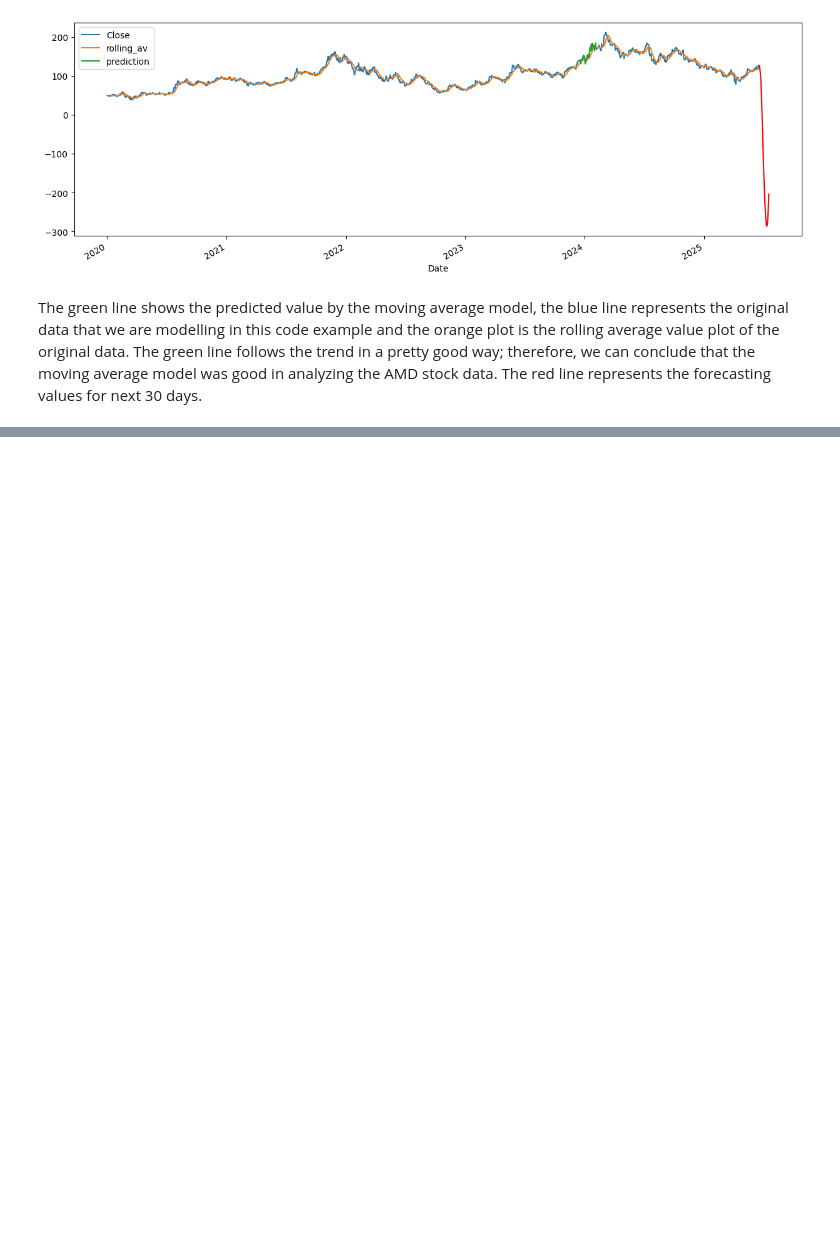
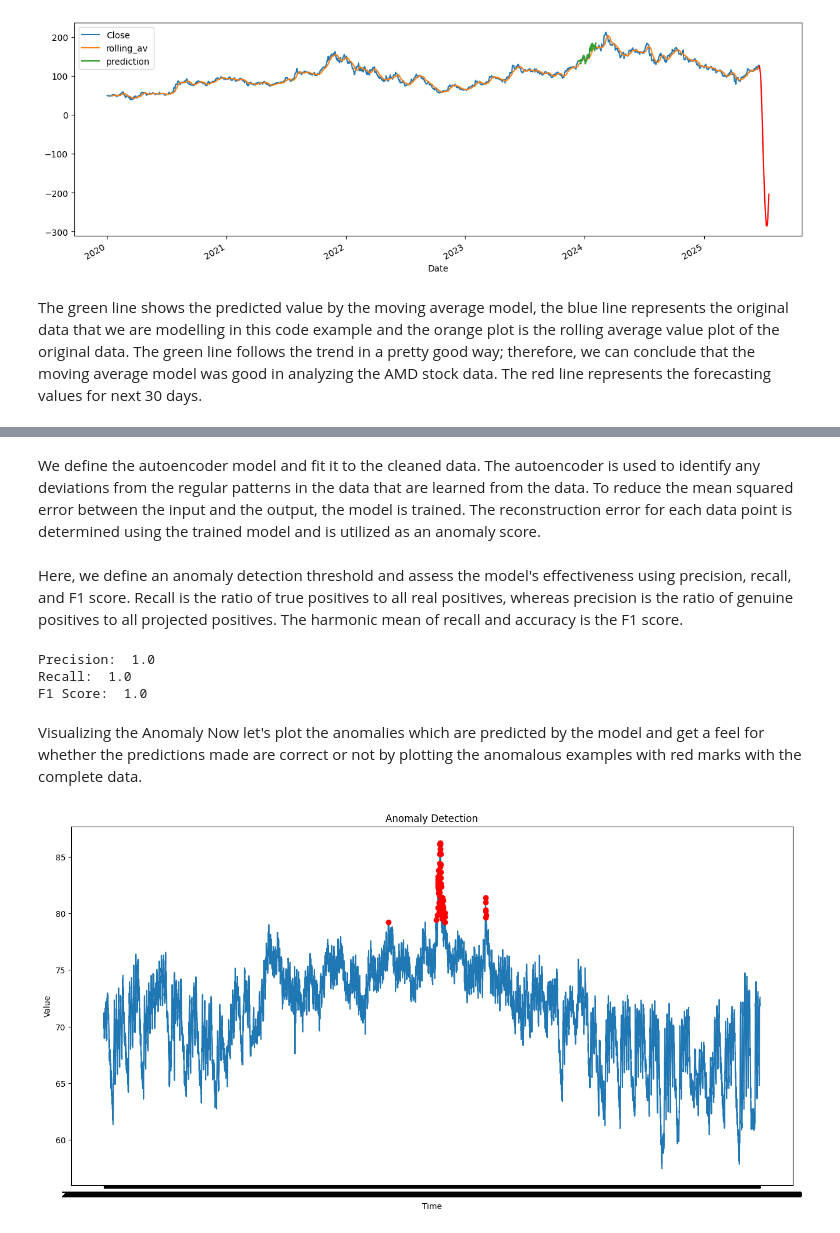
Before and after one commit to ketanp23/scsd-ddm-class, a Jupyter notebook: TimeSeries_PreprocessingData.ipynb, the cells around one changed output, grey strips where cells are left out. Drawn from its saved outputs; the diff is of its cells as text; code cells hidden in the pictures; blank space fills up the shorter version.

```diff
--- a/TimeSeries_PreprocessingData.ipynb
+++ b/TimeSeries_PreprocessingData.ipynb
@@ -485,0 +536,25 @@ The green line shows the predicted value by the moving average model, the blue l
+# %%
+# Exclude datetime column again
+data_tensor = tf.convert_to_tensor(data_converted.drop(
+    'timestamp', axis=1).values, dtype=tf.float32)
+
+# Define the autoencoder model
+input_dim = data_converted.shape[1] - 1
+encoding_dim = 10
+
+input_layer = Input(shape=(input_dim,))
+encoder = Dense(encoding_dim, activation='relu')(input_layer)
+decoder = Dense(input_dim, activation='relu')(encoder)
+autoencoder = Model(inputs=input_layer, outputs=decoder)
+
+# Compile and fit the model
+autoencoder.compile(optimizer='adam', loss='mse')
+autoencoder.fit(data_tensor, data_tensor, epochs=50,
+                batch_size=32, shuffle=True)
+
+# Calculate the reconstruction error for each data point
+reconstructions = autoencoder.predict(data_tensor)
+mse = tf.reduce_mean(tf.square(data_tensor - reconstructions),
+                     axis=1)
+anomaly_scores = pd.Series(mse.numpy(), name='anomaly_scores')
+anomaly_scores.index = data_converted.index
@@ -485,0 +579,38 @@ The green line shows the predicted value by the moving average model, the blue l
+# %% [markdown]
+We define the autoencoder model and fit it to the cleaned data. The autoencoder is used to identify any deviations from the regular patterns in the data that are learned from the data. To reduce the mean squared error between the input and the output, the model is trained. The reconstruction error for each data point is determined using the trained model and is utilized as an anomaly score.
+# %%
+threshold = anomaly_scores.quantile(0.99)
+anomalous = anomaly_scores > threshold
+binary_labels = anomalous.astype(int)
+precision, recall,\
+    f1_score, _ = precision_recall_fscore_support(
+        binary_labels, anomalous, average='binary')
+# %% [markdown]
+Here, we define an anomaly detection threshold and assess the model's effectiveness using precision, recall, and F1 score. Recall is the ratio of true positives to all real positives, whereas precision is the ratio of genuine positives to all projected positives. The harmonic mean of recall and accuracy is the F1 score.
+# %%
+test = data_converted['value'].values
+predictions = anomaly_scores.values
+
+print("Precision: ", precision)
+print("Recall: ", recall)
+print("F1 Score: ", f1_score)
+# %% [output]
+Precision:  1.0
+Recall:  1.0
+F1 Score:  1.0
+# %% [markdown]
+Visualizing the Anomaly
+Now let's plot the anomalies which are predicted by the model and get a feel for whether the predictions made are correct or not by plotting the anomalous examples with red marks with the complete data.
+# %%
+# Plot the data with anomalies marked in red
+plt.figure(figsize=(16, 8))
+plt.plot(data_converted['timestamp'],
+         data_converted['value'])
+plt.plot(data_converted['timestamp'][anomalous],
+         data_converted['value'][anomalous], 'ro')
+plt.title('Anomaly Detection')
+plt.xlabel('Time')
+plt.ylabel('Value')
+plt.show()
+# %% [output]
+[figure, added]
```
Also changed, not shown: parts of 9 cells of this notebook.
